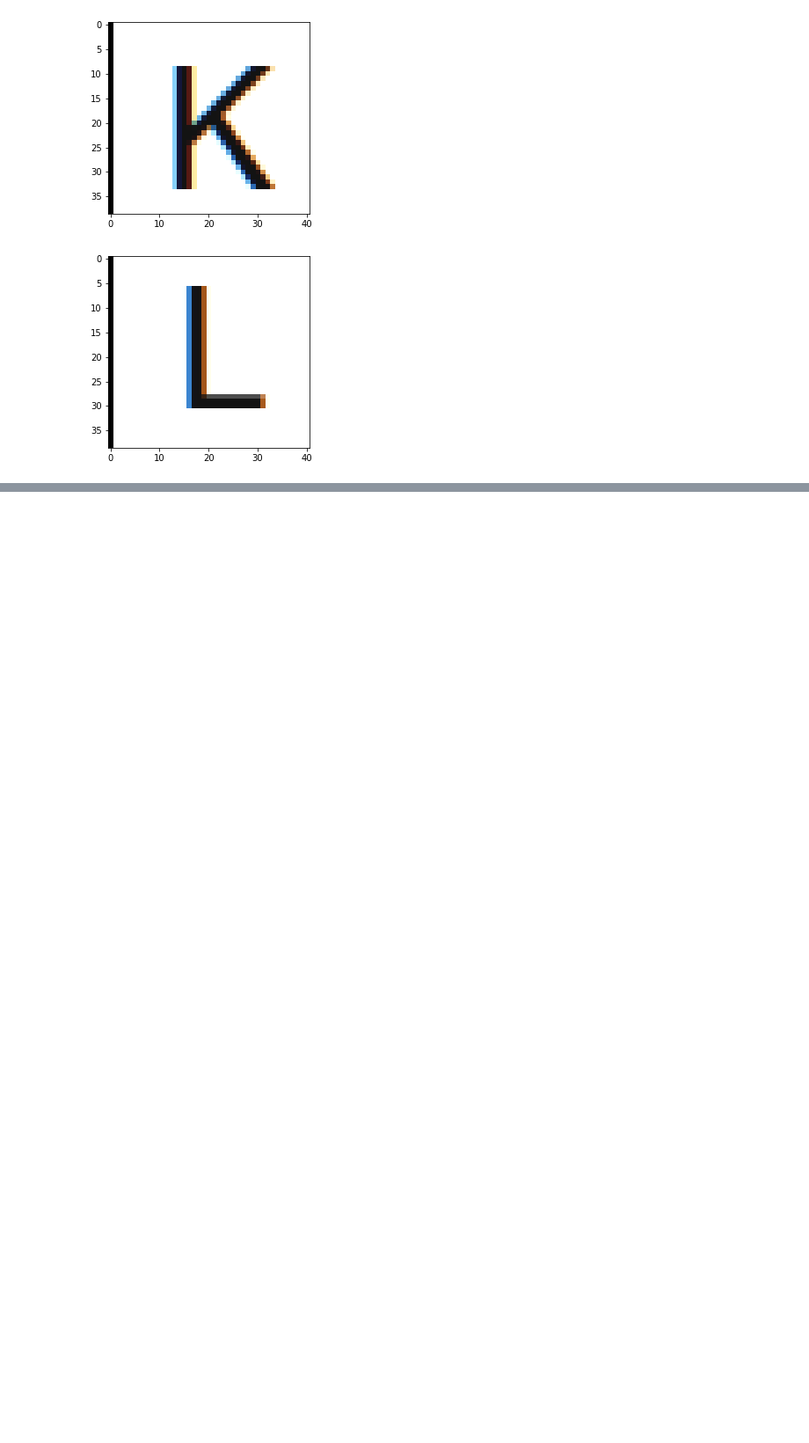
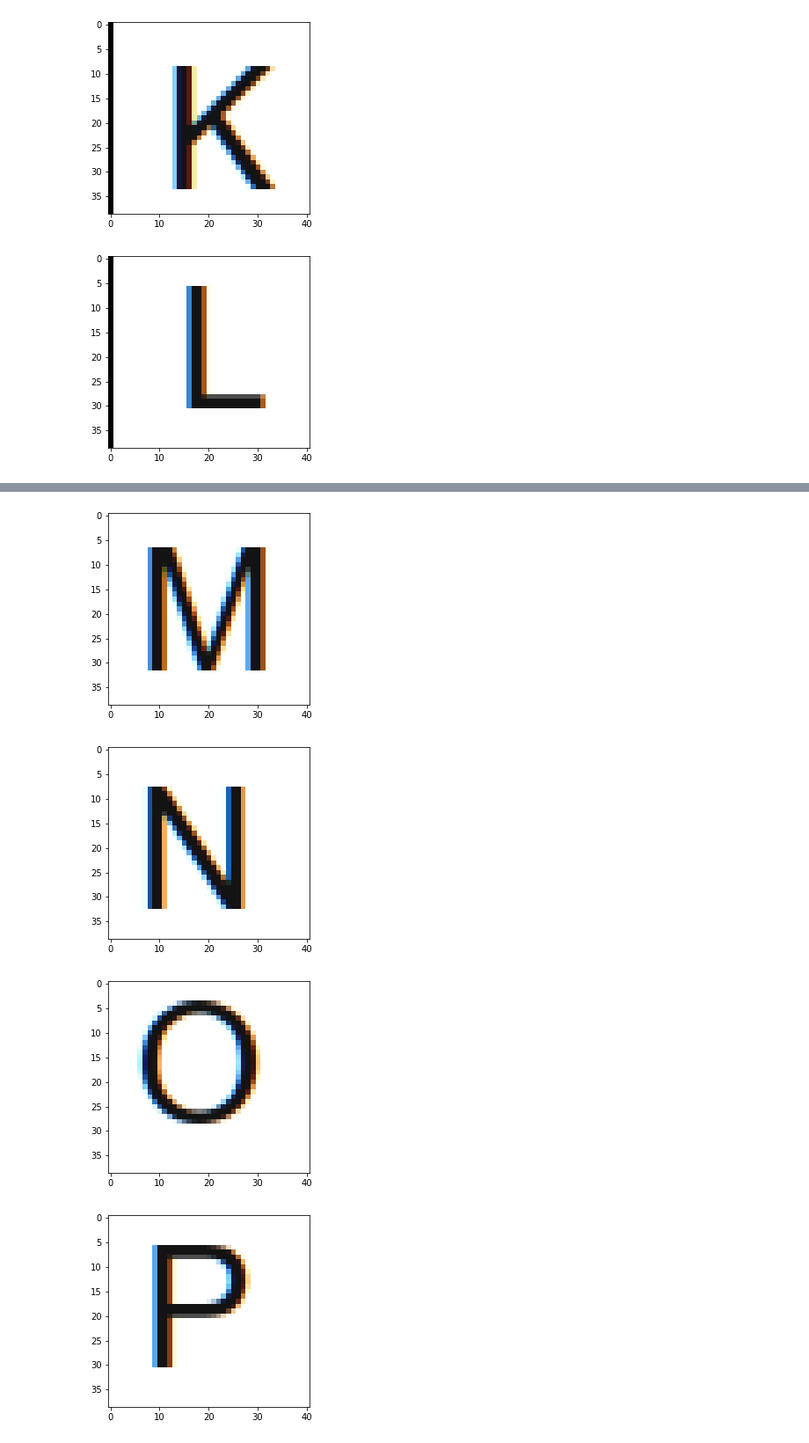
Before and after one commit to charlie4498/EmbebidosP3, a Jupyter notebook: Edicion_Img.ipynb, the cells around one changed output, grey strips where cells are left out. Shown at 88% size. Cells and saved outputs as stored; diff of their text form; code cells hidden in the pictures; blank space fills up the shorter version.

```diff
--- a/Edicion_Img.ipynb
+++ b/Edicion_Img.ipynb
@@ -37,0 +44,13 @@ for i in range(12):
+# %%
+col = 0
+i = 0
+for i in range(12):
+    letra = apellido1[2:45 , col:col+41]
+    plt.imshow(letra)
+    plt.show()
+    col+=43
+# %% [output]
+[figure, added]
+[figure, added]
+[figure, added]
+[figure, added]
```
Also changed, not shown: parts of 2 cells of this notebook.
